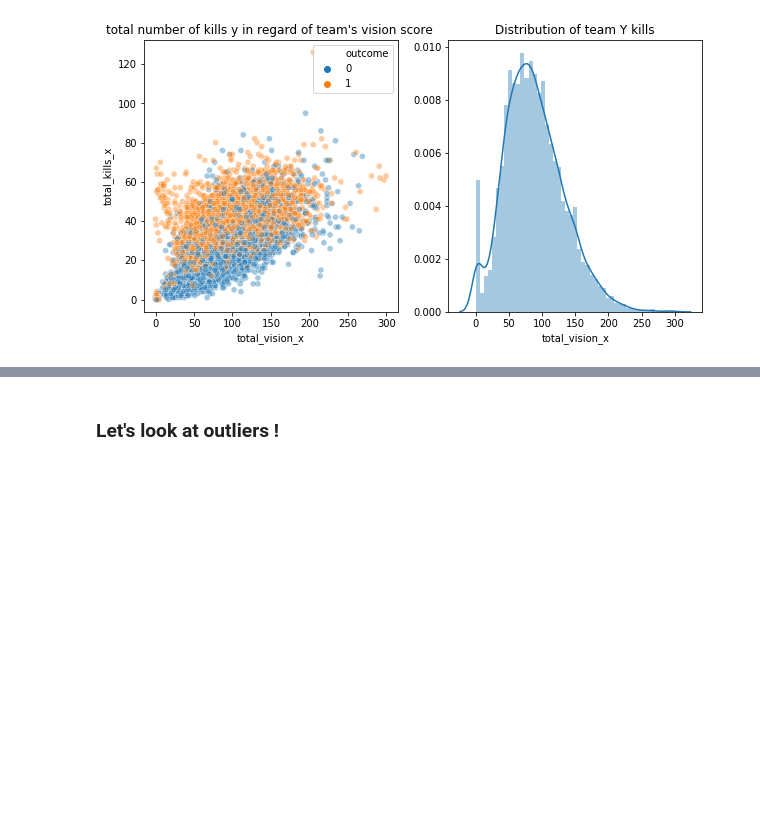
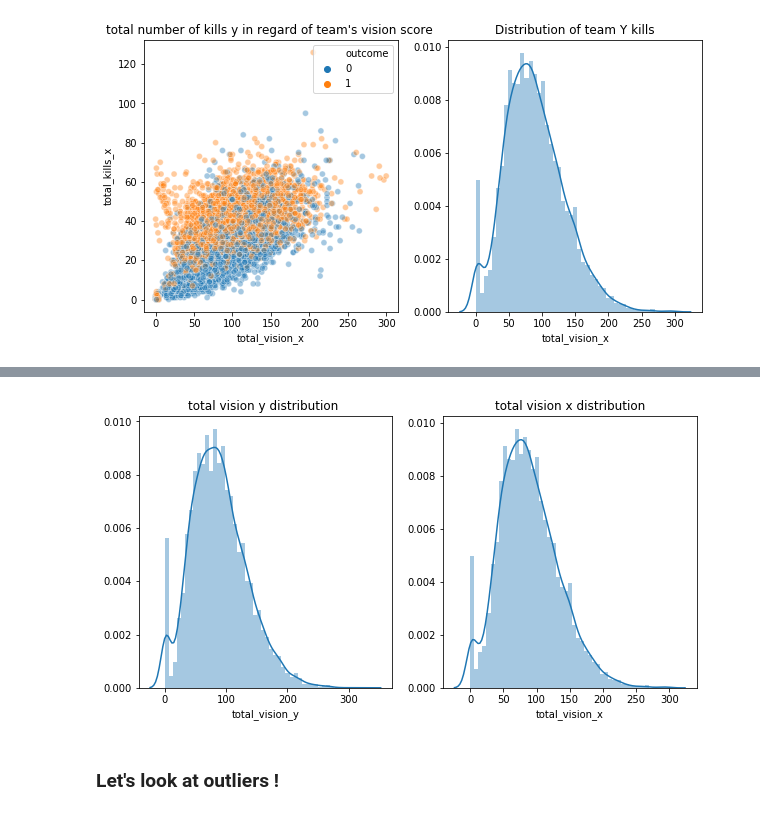
Before and after one commit to valentin-fngr/LeagueLegAI, a Jupyter notebook: training.py.ipynb, the cells around one changed output, grey strips where cells are left out. Cells and saved outputs as stored; diff of their text form; code cells hidden in the pictures; blank space fills up the shorter version.

```diff
--- a/training.py.ipynb
+++ b/training.py.ipynb
@@ -350,3 +349,12 @@ Text(0.5, 1.0, 'Total_kills_x in regard of total_deaths_y')
+# %%
+fig, ax = plt.subplots(1, 2, figsize=(10,5))
+sns.distplot(kda_df["total_vision_y"], ax=ax[0])
+sns.distplot(kda_df["total_vision_x"], ax=ax[1])
+ax[0].set_title("total vision y distribution ")
+ax[1].set_title("total vision x distribution")
+plt.show()
+# %% [output]
+[figure, added]
 # %% [markdown]
 ### Let's look at outliers !
 # %%
```
Also changed, not shown: parts of 7 cells of this notebook.
